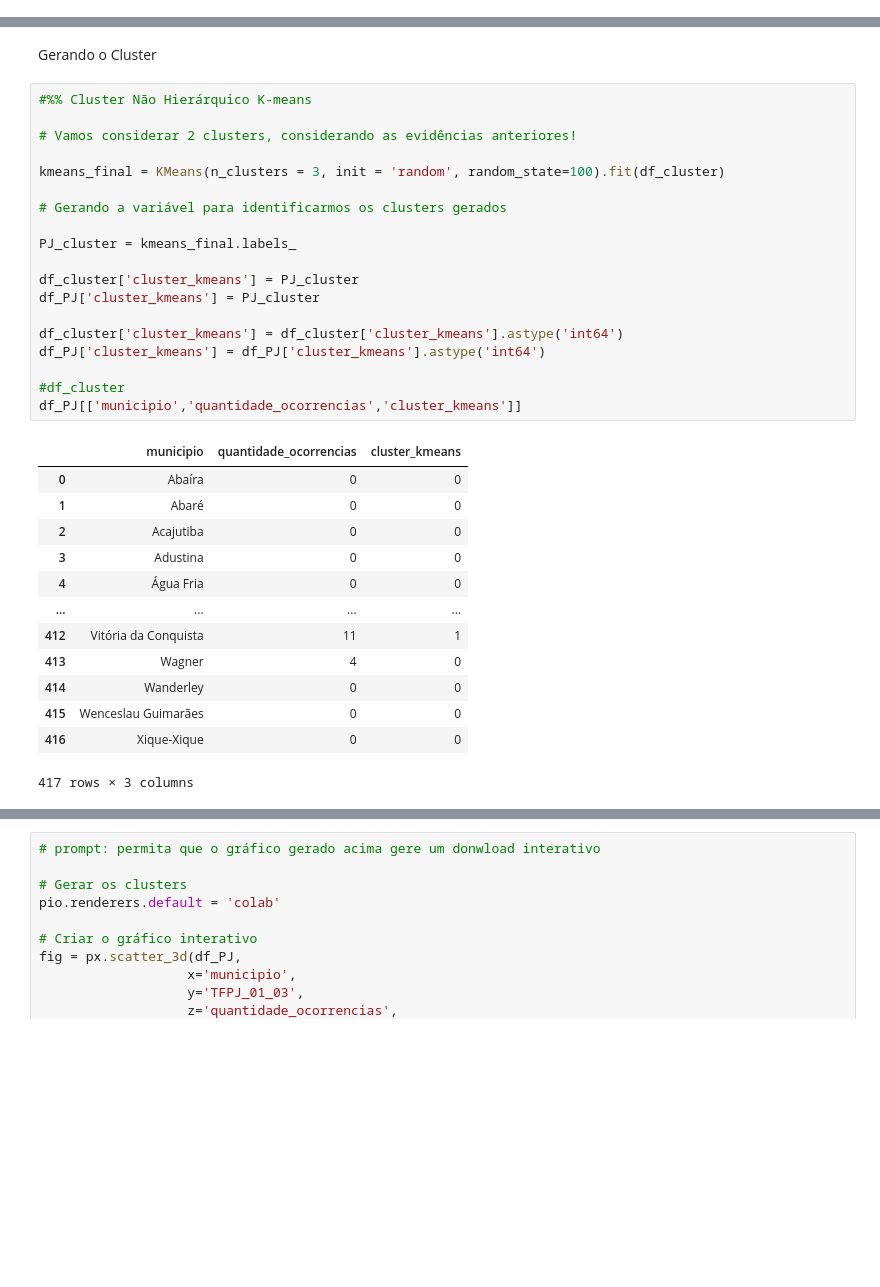
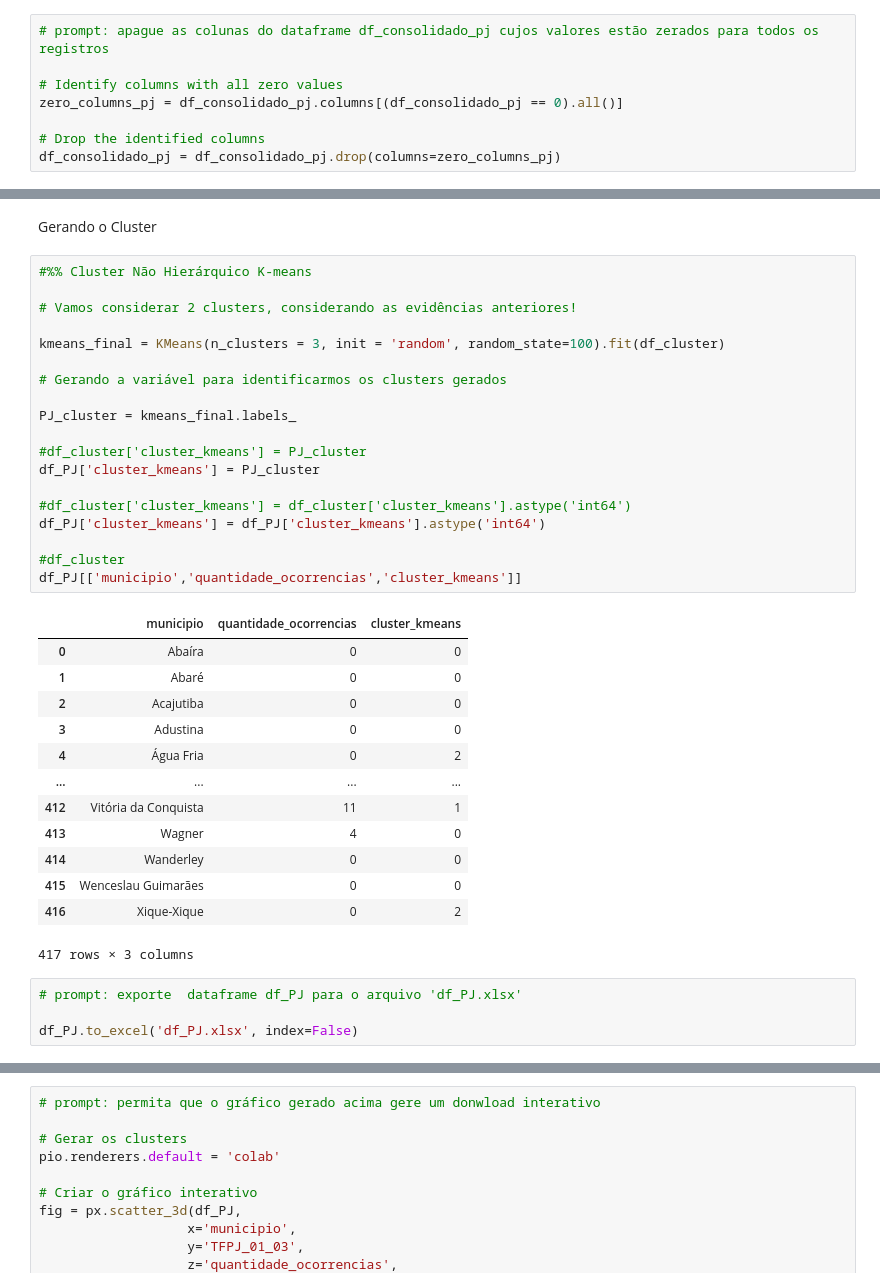
Before and after one commit to teosantana/statsmodels, a Jupyter notebook: Cluster_News_PJ.ipynb, the cells around one changed output, grey strips where cells are left out. Saved outputs shown, nothing was run; the diff lists cells and outputs as text; blank space fills up the shorter version.

```diff
--- a/Cluster_News_PJ.ipynb
+++ b/Cluster_News_PJ.ipynb
@@ -376,6 +368,14 @@ df_consolidado_pj
 | 415 | 2933505 | 0 | 1 | 28 | 0 | 50 | 304 | 165 | ... |
 | 416 | 2933604 | 0 | 0 | 104 | 0 | 71 | 703 | 529 | ... |
 417 rows × 35 columns
+# %%
+# prompt: apague as colunas do dataframe df_consolidado_pj cujos valores estão zerados para todos os registros
+
+# Identify columns with all zero values
+zero_columns_pj = df_consolidado_pj.columns[(df_consolidado_pj == 0).all()]
+
+# Drop the identified columns
+df_consolidado_pj = df_consolidado_pj.drop(columns=zero_columns_pj)
 # %% [markdown]
 Fazer o Merge do dataframe de notícias com os consolidados de tipologias de pessoas físicas.
 # %%
@@ -477,36 +477,40 @@ Gerando o Cluster
 # %%
 #%% Cluster Não Hierárquico K-means
 
 # Vamos considerar 2 clusters, considerando as evidências anteriores!
 
 kmeans_final = KMeans(n_clusters = 3, init = 'random', random_state=100).fit(df_cluster)
 
 # Gerando a variável para identificarmos os clusters gerados
 
 PJ_cluster = kmeans_final.labels_
 
-df_cluster['cluster_kmeans'] = PJ_cluster
+#df_cluster['cluster_kmeans'] = PJ_cluster
 df_PJ['cluster_kmeans'] = PJ_cluster
 
-df_cluster['cluster_kmeans'] = df_cluster['cluster_kmeans'].astype('int64')
+#df_cluster['cluster_kmeans'] = df_cluster['cluster_kmeans'].astype('int64')
 df_PJ['cluster_kmeans'] = df_PJ['cluster_kmeans'].astype('int64')
 
 #df_cluster
 df_PJ[['municipio','quantidade_ocorrencias','cluster_kmeans']]
 # %% [output]
 |  | municipio | quantidade_ocorrencias | cluster_kmeans |
 | 0 | Abaíra | 0 | 0 |
 | 1 | Abaré | 0 | 0 |
 | 2 | Acajutiba | 0 | 0 |
 | 3 | Adustina | 0 | 0 |
-| 4 | Água Fria | 0 | 0 |
+| 4 | Água Fria | 0 | 2 |
 | ... | ... | ... | ... |
 | 412 | Vitória da Conquista | 11 | 1 |
 | 413 | Wagner | 4 | 0 |
 | 414 | Wanderley | 0 | 0 |
 | 415 | Wenceslau Guimarães | 0 | 0 |
-| 416 | Xique-Xique | 0 | 0 |
+| 416 | Xique-Xique | 0 | 2 |
 417 rows × 3 columns
+# %%
+# prompt: exporte  dataframe df_PJ para o arquivo 'df_PJ.xlsx'
+
+df_PJ.to_excel('df_PJ.xlsx', index=False)
 # %%
 
 df_PJ[['municipio', 'quantidade_ocorrencias', 'cluster_kmeans']].join(df_PJ.drop(columns=['municipio', 'quantidade_ocorrencias', 'cluster_kmeans']))
```
Also changed, not shown: parts of 19 cells of this notebook.
